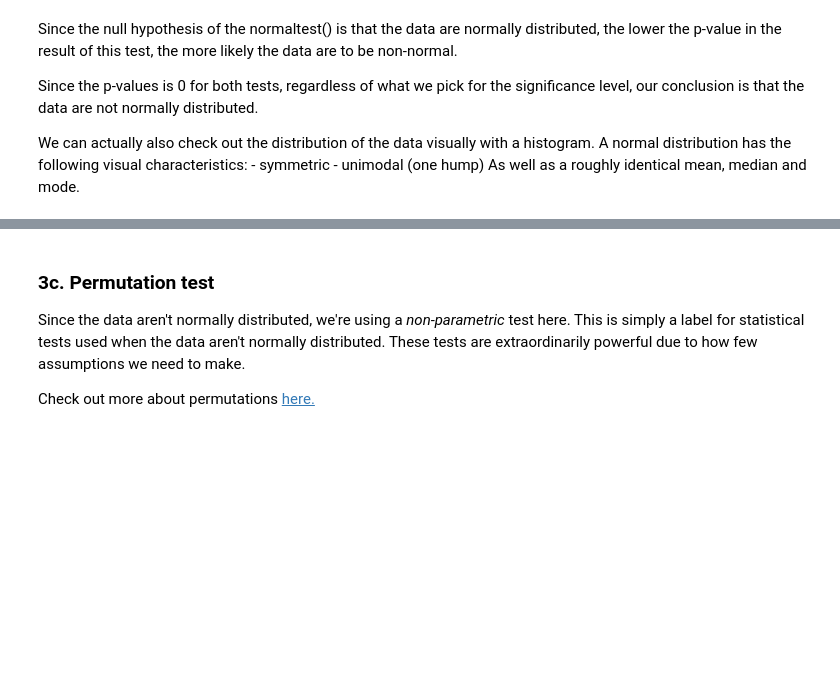
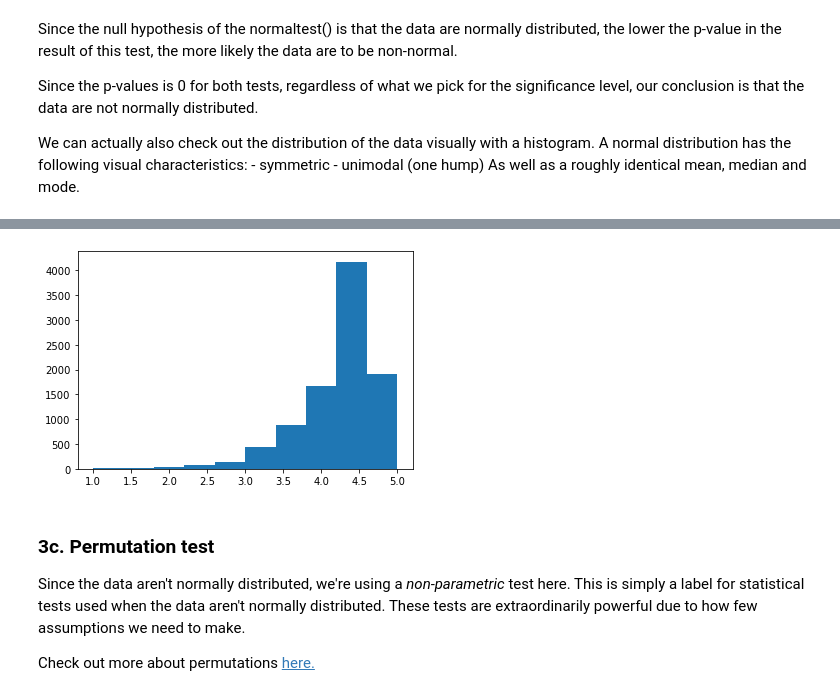
Before and after one commit to VictoriaS7/Springboard2021, a Jupyter notebook: Apps Case Study/Springboard Apps project - Tier 3 - Complete.ipynb, the cells around one changed output, grey strips where cells are left out. Drawn from its saved outputs; the diff is of its cells as text; code cells hidden in the pictures; blank space fills up the shorter version.

```diff
--- a/Apps Case Study/Springboard Apps project - Tier 3 - Complete.ipynb
+++ b/Apps Case Study/Springboard Apps project - Tier 3 - Complete.ipynb
@@ -335,6 +468,8 @@ _ _ _
 # %%
 # Create a histogram of the google data
-_ _ _
+histoGoogle = plt.hist(google)
+# %% [output]
+[figure, added]
 # %% [markdown]
 ### 3c. Permutation test
 Since the data aren't normally distributed, we're using a *non-parametric* test here. This is simply a label for statistical tests used when the data aren't normally distributed. These tests are extraordinarily powerful due to how few assumptions we need to make.
```
Also changed, not shown: parts of 31 cells of this notebook.
